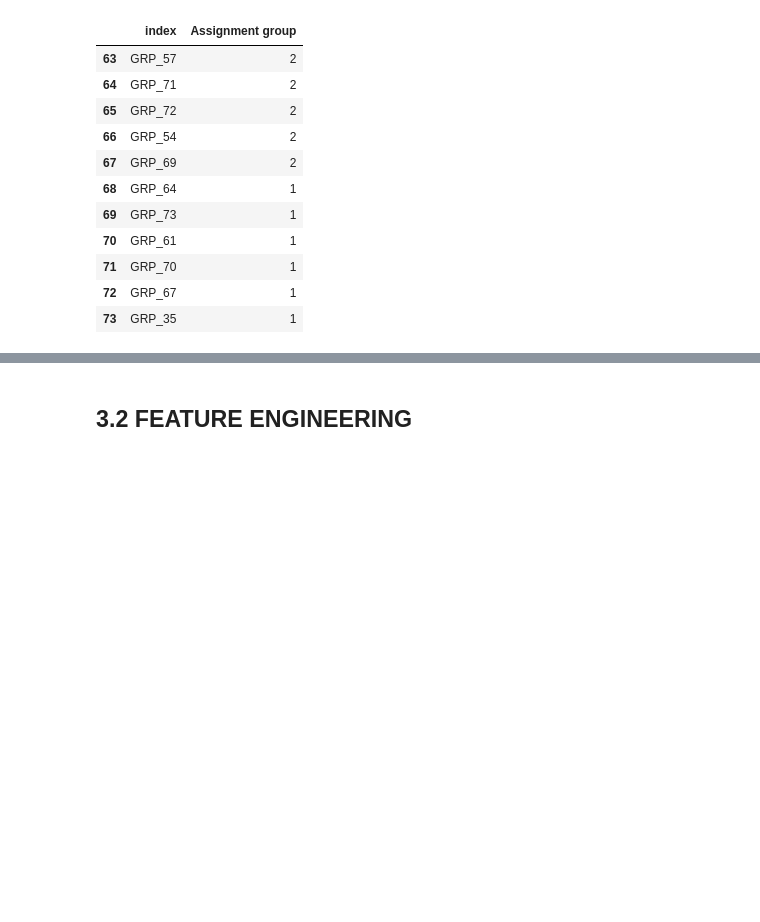
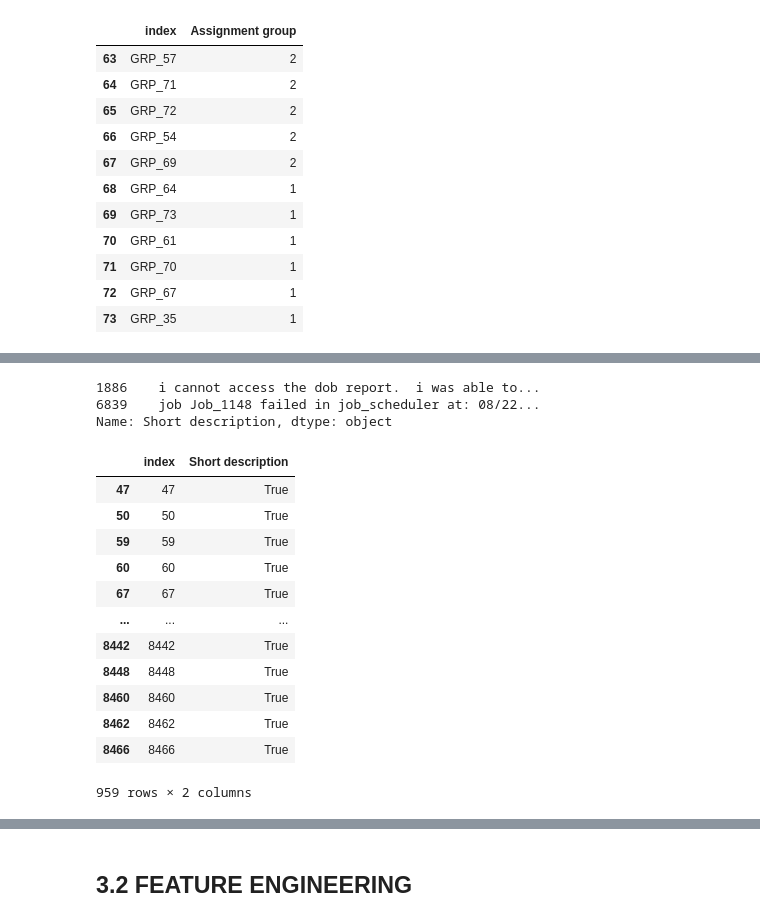
Before and after one commit to dishapalan02/AI-Enabled-IT-Service-Ticketing-tool, a Jupyter notebook: Capstone_Project_master.ipynb, the cells around one changed output, grey strips where cells are left out. Saved outputs shown, nothing was run; the diff lists cells and outputs as text; code cells hidden in the pictures; blank space fills up the shorter version.

```diff
--- a/Capstone_Project_master.ipynb
+++ b/Capstone_Project_master.ipynb
@@ -567,0 +585,26 @@ assignment_group_ticket_counts
+# %%
+incidents_data[incidents_data['Assignment group']=='GRP_57']['Short description']
+# %% [output]
+1886    i cannot access the dob report.  i was able to...
+6839    job Job_1148 failed in job_scheduler at: 08/22...
+Name: Short description, dtype: object
+# %%
+groups = incidents_data["Short description"].str.contains("job_scheduler").reset_index()
+# %%
+group_desc = groups[groups['Short description'] == True]
+
+group_desc
+# %% [output]
+|  | index | Short description |
+| 47 | 47 | True |
+| 50 | 50 | True |
+| 59 | 59 | True |
+| 60 | 60 | True |
+| 67 | 67 | True |
+| ... | ... | ... |
+| 8442 | 8442 | True |
+| 8448 | 8448 | True |
+| 8460 | 8460 | True |
+| 8462 | 8462 | True |
+| 8466 | 8466 | True |
+959 rows × 2 columns
```
Also changed, not shown: parts of 61 cells of this notebook.
